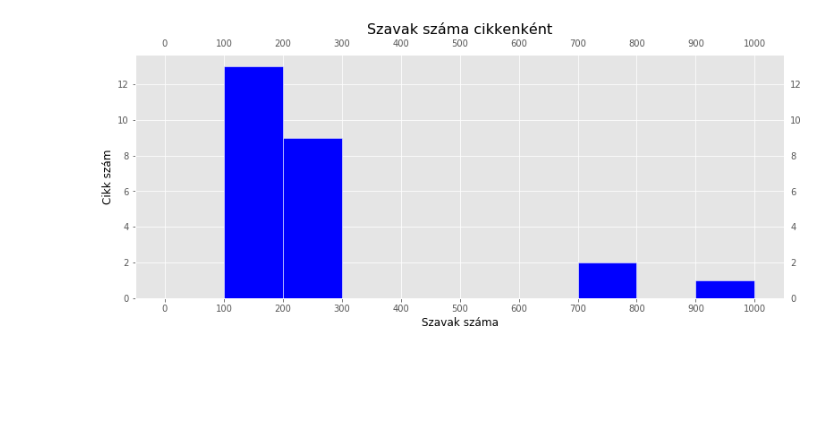
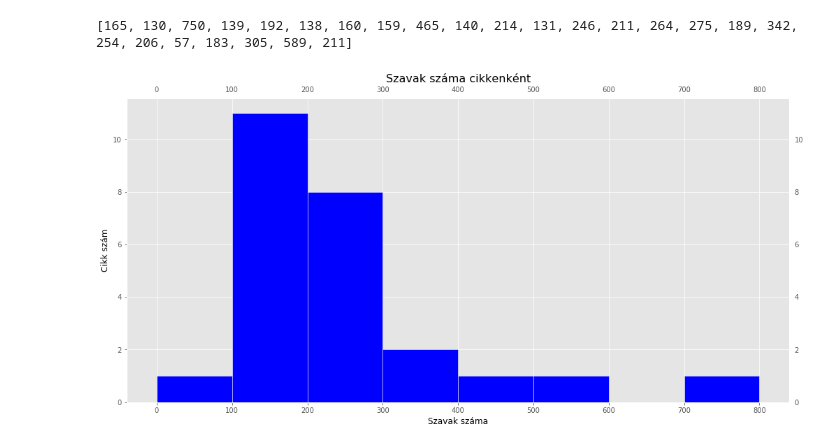
Before and after one commit to AwenTadorZ/Temalabor, a Jupyter notebook: Ötlet01/TemaLab01.ipynb, the cells around one changed output. Saved outputs shown, nothing was run; the diff lists cells and outputs as text; code cells hidden in the pictures; blank space fills up the shorter version.

```diff
--- a/Ötlet01/TemaLab01.ipynb
+++ b/Ötlet01/TemaLab01.ipynb
@@ -75,7 +136,7 @@ j=0
 while j<len(link):
     db=0
     resp = requests.get(link[j])
-    soup = BeautifulSoup(resp.content, features="xml")
+    soup = BeautifulSoup(resp.content, features="html.parser")
     table = soup.find("div", class_="content")
     rows = table.find_all("p")
     columns = [v.text for v in rows[0].find_all("p")]
@@ -83,25 +144,32 @@ while j<len(link):
         db+=len(i.split())
     SzavakSzama.append(db)
     j+=1
+
+print(SzavakSzama)
+# %% [output]
+[165, 130, 750, 139, 192, 138, 160, 159, 465, 140, 214, 131, 246, 211, 264, 275, 189, 342, 254, 206, 57, 183, 305, 589, 211]
 # %%
-plt.figure(figsize=(13,5))
+xten=[]
+for i in range(0,(max(SzavakSzama)+100),100):
+    xten.append(i)
 
-bins = [0,100,200,300,400,500,600,700,800,900,1000]
-
-plt.hist(SzavakSzama,bins=bins, color="blue",edgecolor="white")
+plt.figure(figsize=(17,8))
 
 
-plt.xticks(bins)
+plt.hist(SzavakSzama,bins=xten, color="blue",edgecolor="white")
+
+plt.xticks(xten)
+plt.yticks(np.arange(0,(len(SzavakSzama)//2),step=2))
 plt.xlabel("Szavak száma",fontsize=12,color="black")
 plt.ylabel("Cikk szám",fontsize=12,color="black")
 plt.title("Szavak száma cikkenként",fontsize=16)
 
 plt.tick_params(labeltop=True, labelright=True)
 
 
 plt.show()
 # %% [output]
-[figure, old version]
+[figure, new version]
 # %%
 Szerzo_N=[]
 Szerzo_Sz=[]
```
Also changed, not shown: parts of 9 cells of this notebook, 2 other files.
